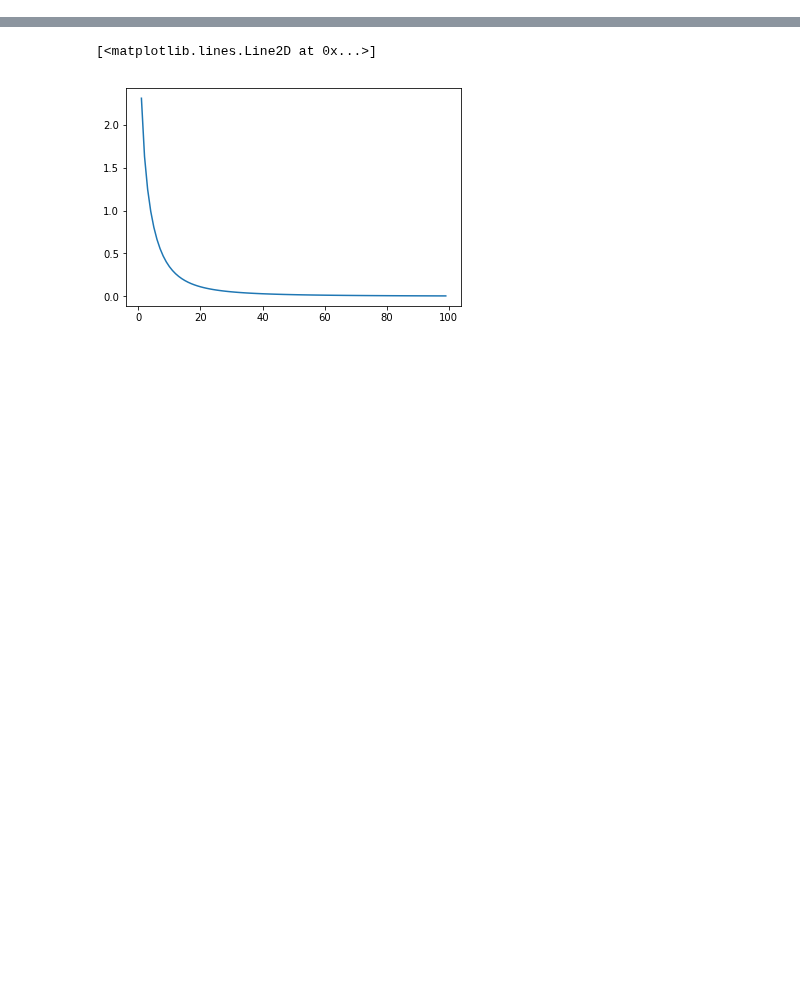
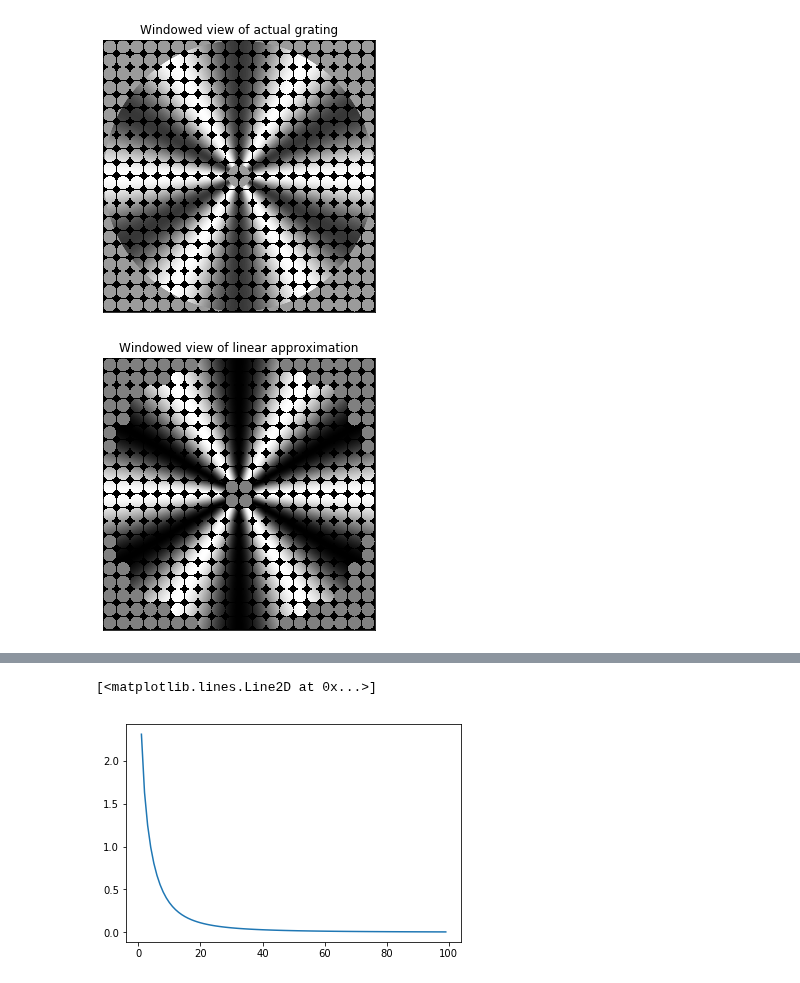
Before and after one commit to billbrod/spatial-frequency-preferences, a Jupyter notebook: notebooks/Grating-approximations.ipynb, the cells around one changed output, grey strips where cells are left out. Drawn from its saved outputs; the diff is of its cells as text; code cells hidden in the pictures; blank space fills up the shorter version.

```diff
--- a/notebooks/Grating-approximations.ipynb
+++ b/notebooks/Grating-approximations.ipynb
@@ -28,0 +39,5 @@ sfp.plotting.plot_grating_approximation(stim, dx, dy, 20, w_r=w_r, w_a=w_a);
+# %%
+sfp.plotting.plot_grating_approximation(stim, dx, dy, 20, w_r=w_r, w_a=w_a);
+# %% [output]
+[figure, added]
+[figure, added]
```
Also changed, not shown: parts of 17 cells of this notebook.
